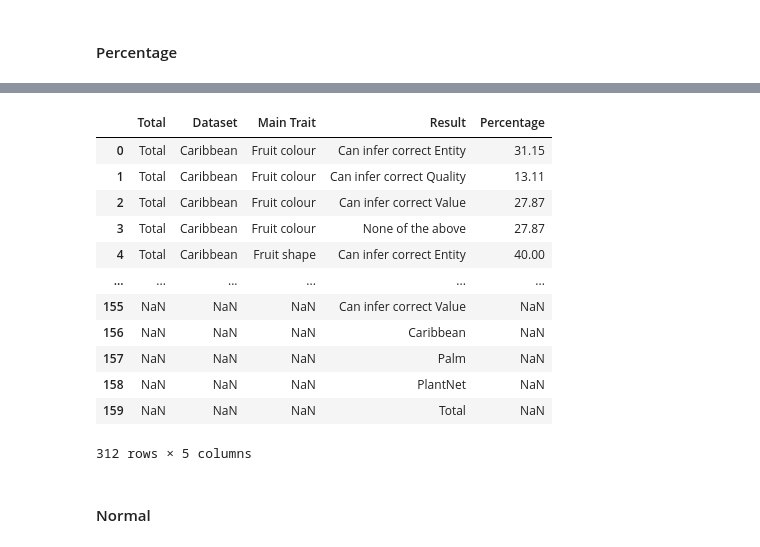
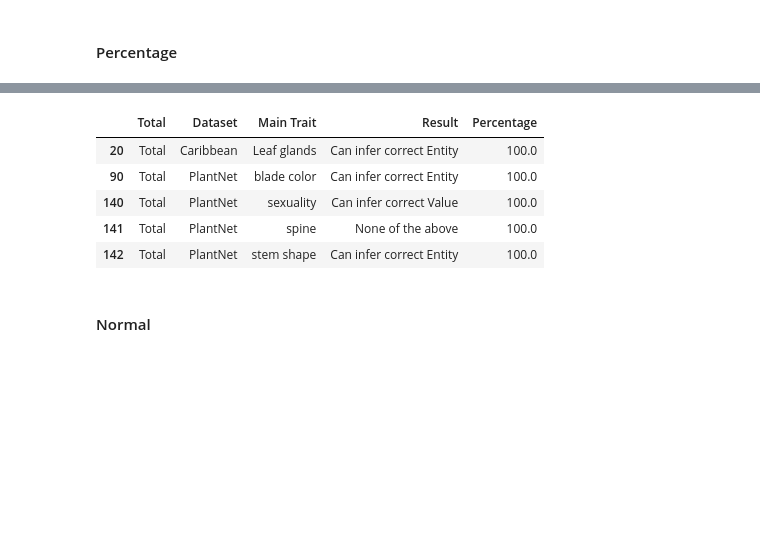
Before and after one commit to RobertvdV/GRS70424_Internship, a Jupyter notebook: notebooks/reports/surveys/1.2_survey_analyses.ipynb, the cells around one changed output, grey strips where cells are left out. Saved outputs shown, nothing was run; the diff lists cells and outputs as text; code cells hidden in the pictures; blank space fills up the shorter version.

```diff
--- a/notebooks/reports/surveys/1.2_survey_analyses.ipynb
+++ b/notebooks/reports/surveys/1.2_survey_analyses.ipynb
@@ -195,10 +195,4 @@ fig.write_image(F"{folder_figures}{file_name}")
 # %% [markdown]
 #### Percentage
 # %%
-df["Total"] = "Total"
-df_percentage = round(df.groupby(["Total", "Dataset", "Main Trait", "Result"])["Species"].count() / df.groupby(["Main Trait"])["Species"].count() * 100, 2).to_frame()
-df_percentage = df_percentage\
-    .rename(columns={"Species": "Percentage"})\
-    .reset_index()
-
-df_percentage['Color'] = pd.Series(color_dict.keys())
+df.groupby(["Total", "Dataset", "Main Trait", "Result"])["Species"].count()
@@ -264,21 +256,14 @@ fig.show()
 # file_name = "PxPlot_PDF_SurveysPerTrait_Percentage.pdf"
 # fig.write_image(F"{folder_figures}{file_name}")
 # %%
-df_percentage
+df_percentage[df_percentage['Percentage'] == 100]
 # %% [output]
 |  | Total | Dataset | Main Trait | Result | Percentage |
-| 0 | Total | Caribbean | Fruit colour | Can infer correct Entity | 31.15 |
-| 1 | Total | Caribbean | Fruit colour | Can infer correct Quality | 13.11 |
-| 2 | Total | Caribbean | Fruit colour | Can infer correct Value | 27.87 |
-| 3 | Total | Caribbean | Fruit colour | None of the above | 27.87 |
-| 4 | Total | Caribbean | Fruit shape | Can infer correct Entity | 40.00 |
-| ... | ... | ... | ... | ... | ... |
-| 155 | NaN | NaN | NaN | Can infer correct Value | NaN |
-| 156 | NaN | NaN | NaN | Caribbean | NaN |
-| 157 | NaN | NaN | NaN | Palm | NaN |
-| 158 | NaN | NaN | NaN | PlantNet | NaN |
-| 159 | NaN | NaN | NaN | Total | NaN |
+| 20 | Total | Caribbean | Leaf glands | Can infer correct Entity | 100.0 |
+| 90 | Total | PlantNet | blade color | Can infer correct Entity | 100.0 |
+| 140 | Total | PlantNet | sexuality | Can infer correct Value | 100.0 |
+| 141 | Total | PlantNet | spine | None of the above | 100.0 |
+| 142 | Total | PlantNet | stem shape | Can infer correct Entity | 100.0 |
-312 rows × 5 columns
 # %%
 fig = go.Figure(go.Sunburst(
     labels=df_all_trees['id'],
```
Also changed, not shown: parts of 2 cells of this notebook.
